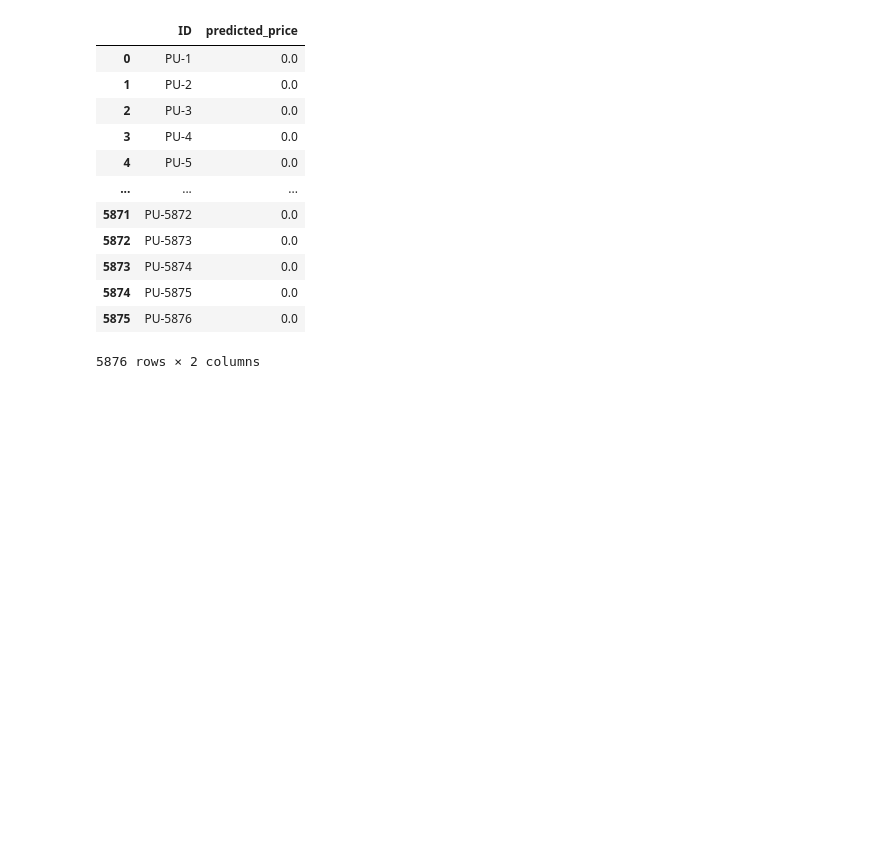
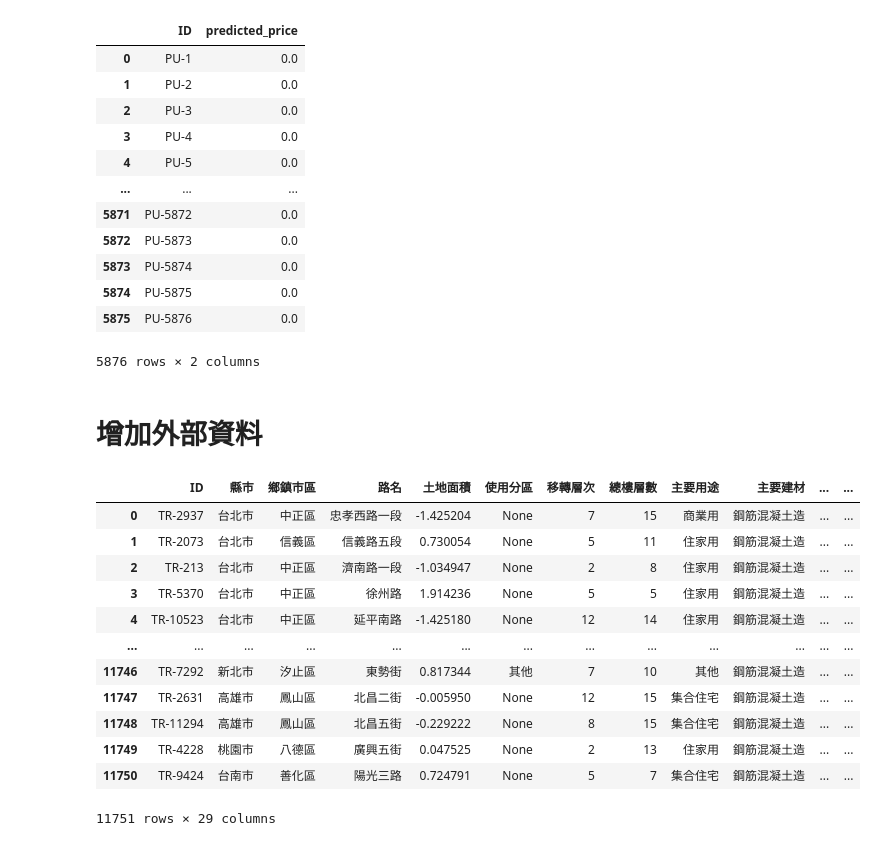
Before and after one commit to kennywang112/Yonfon, a Jupyter notebook: lasso.ipynb, the cells around one changed output. Cells and saved outputs as stored; diff of their text form; code cells hidden in the pictures; blank space fills up the shorter version.

```diff
--- a/lasso.ipynb
+++ b/lasso.ipynb
@@ -102,3 +102,22 @@ result
 # %%
 result['predicted_price'] = pred
 result.to_csv("./result.csv", index=False)
+# %% [markdown]
+# 增加外部資料
+# %%
+ext_data = pd.read_csv("國中小及設施數.csv")
+ext_data
+# %% [output]
+|  | ID | 縣市 | 鄉鎮市區 | 路名 | 土地面積 | 使用分區 | 移轉層次 | 總樓層數 | 主要用途 | 主要建材 | ... | ... |
+| 0 | TR-2937 | 台北市 | 中正區 | 忠孝西路一段 | -1.425204 | None | 7 | 15 | 商業用 | 鋼筋混凝土造 | ... | ... |
+| 1 | TR-2073 | 台北市 | 信義區 | 信義路五段 | 0.730054 | None | 5 | 11 | 住家用 | 鋼筋混凝土造 | ... | ... |
+| 2 | TR-213 | 台北市 | 中正區 | 濟南路一段 | -1.034947 | None | 2 | 8 | 住家用 | 鋼筋混凝土造 | ... | ... |
+| 3 | TR-5370 | 台北市 | 中正區 | 徐州路 | 1.914236 | None | 5 | 5 | 住家用 | 鋼筋混凝土造 | ... | ... |
+| 4 | TR-10523 | 台北市 | 中正區 | 延平南路 | -1.425180 | None | 12 | 14 | 住家用 | 鋼筋混凝土造 | ... | ... |
+| ... | ... | ... | ... | ... | ... | ... | ... | ... | ... | ... | ... | ... |
+| 11746 | TR-7292 | 新北市 | 汐止區 | 東勢街 | 0.817344 | 其他 | 7 | 10 | 其他 | 鋼筋混凝土造 | ... | ... |
+| 11747 | TR-2631 | 高雄市 | 鳳山區 | 北昌二街 | -0.005950 | None | 12 | 15 | 集合住宅 | 鋼筋混凝土造 | ... | ... |
+| 11748 | TR-11294 | 高雄市 | 鳳山區 | 北昌五街 | -0.229222 | None | 8 | 15 | 集合住宅 | 鋼筋混凝土造 | ... | ... |
+| 11749 | TR-4228 | 桃園市 | 八德區 | 廣興五街 | 0.047525 | None | 2 | 13 | 住家用 | 鋼筋混凝土造 | ... | ... |
+| 11750 | TR-9424 | 台南市 | 善化區 | 陽光三路 | 0.724791 | None | 5 | 7 | 集合住宅 | 鋼筋混凝土造 | ... | ... |
+11751 rows × 29 columns
```
Also changed, not shown: parts of 2 cells of this notebook, 2 other files.
